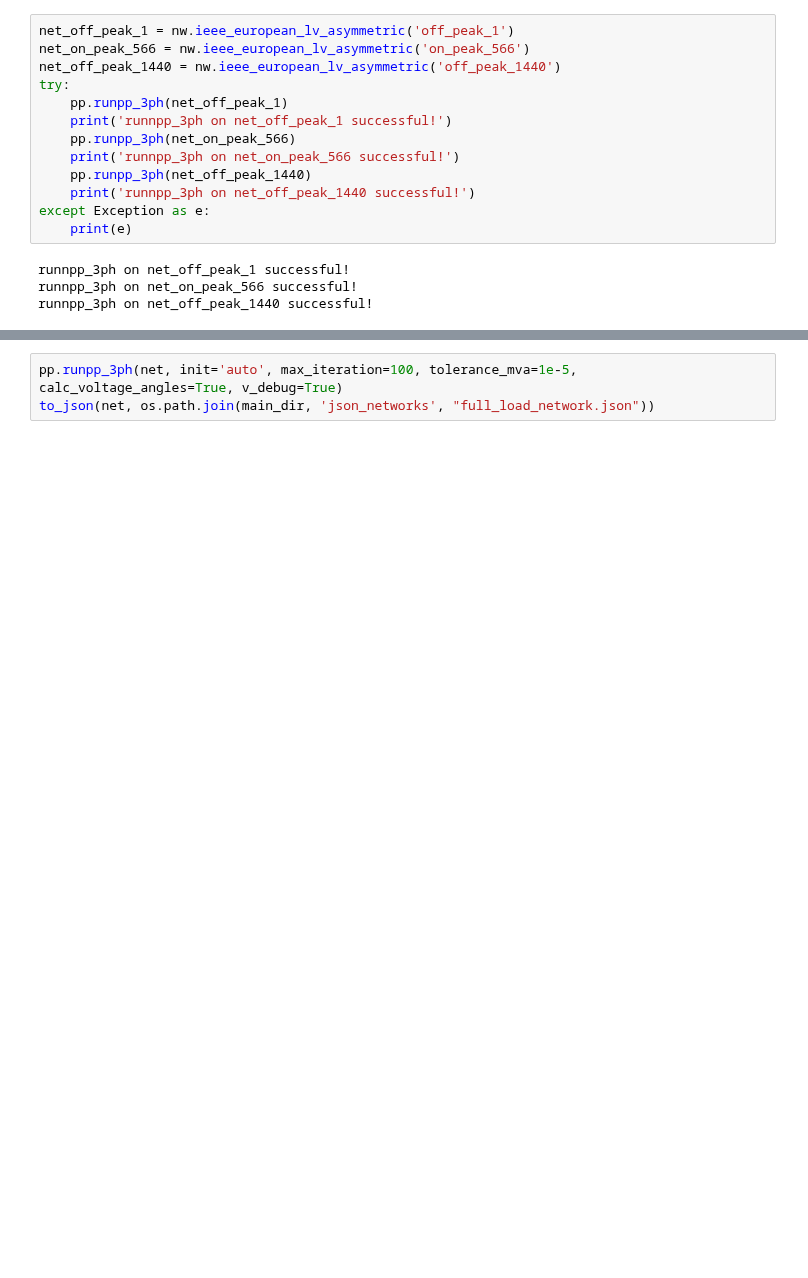
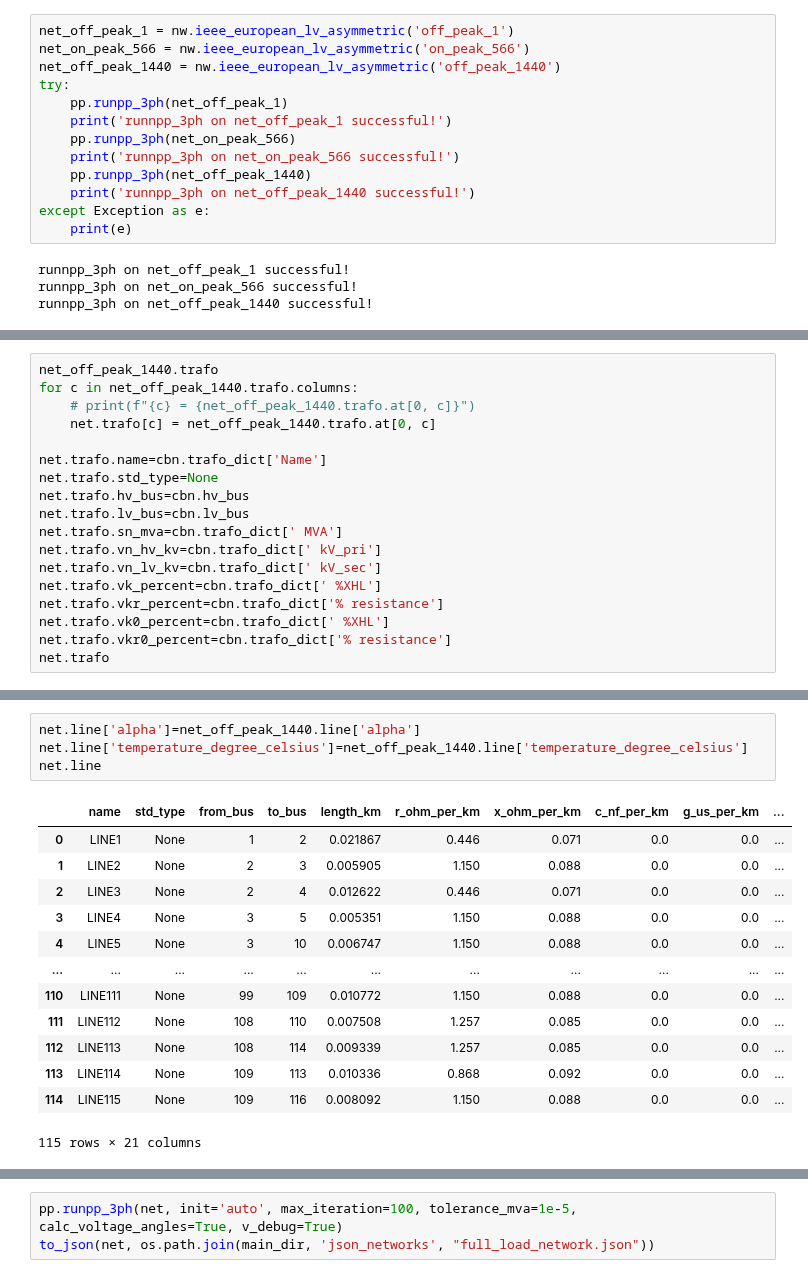
Before and after one commit to antoniovitorvb/IST-thesis-hosting-capacity, a Jupyter notebook: notebooks/906_bus.ipynb, the cells around one changed output, grey strips where cells are left out. Saved outputs shown, nothing was run; the diff lists cells and outputs as text; blank space fills up the shorter version.

Commit message:
fix: copied net_off_peak_1440 parameters to full_load_network.json

```diff
--- a/notebooks/906_bus.ipynb
+++ b/notebooks/906_bus.ipynb
@@ -245,3 +264,21 @@ net.asymmetric_load
 | 52 | LOAD53 | 114 | 0.000000 | 0.000000 | 0.000047 | 1.544815e-08 | 0.000000 | 0.000000e+00 | NaN | 1.0 | ... |
 | 53 | LOAD54 | 115 | 0.000048 | 0.000016 | 0.000000 | 0.000000e+00 | 0.000000 | 0.000000e+00 | NaN | 1.0 | ... |
 | 54 | LOAD55 | 116 | 0.000055 | 0.000018 | 0.000000 | 0.000000e+00 | 0.000000 | 0.000000e+00 | NaN | 1.0 | ... |
+# %%
+net_off_peak_1440.trafo
+for c in net_off_peak_1440.trafo.columns:
+    # print(f"{c} = {net_off_peak_1440.trafo.at[0, c]}")
+    net.trafo[c] = net_off_peak_1440.trafo.at[0, c]
+
+net.trafo.name=cbn.trafo_dict['Name']
+net.trafo.std_type=None
+net.trafo.hv_bus=cbn.hv_bus
+net.trafo.lv_bus=cbn.lv_bus
+net.trafo.sn_mva=cbn.trafo_dict[' MVA']
+net.trafo.vn_hv_kv=cbn.trafo_dict[' kV_pri']
+net.trafo.vn_lv_kv=cbn.trafo_dict[' kV_sec']
+net.trafo.vk_percent=cbn.trafo_dict[' %XHL']
+net.trafo.vkr_percent=cbn.trafo_dict['% resistance']
+net.trafo.vk0_percent=cbn.trafo_dict[' %XHL']
+net.trafo.vkr0_percent=cbn.trafo_dict['% resistance']
+net.trafo
@@ -247,0 +313,18 @@ net.asymmetric_load
+# %%
+net.line['alpha']=net_off_peak_1440.line['alpha']
+net.line['temperature_degree_celsius']=net_off_peak_1440.line['temperature_degree_celsius']
+net.line
+# %% [output]
+|  | name | std_type | from_bus | to_bus | length_km | r_ohm_per_km | x_ohm_per_km | c_nf_per_km | g_us_per_km | ... |
+| 0 | LINE1 | None | 1 | 2 | 0.021867 | 0.446 | 0.071 | 0.0 | 0.0 | ... |
+| 1 | LINE2 | None | 2 | 3 | 0.005905 | 1.150 | 0.088 | 0.0 | 0.0 | ... |
+| 2 | LINE3 | None | 2 | 4 | 0.012622 | 0.446 | 0.071 | 0.0 | 0.0 | ... |
+| 3 | LINE4 | None | 3 | 5 | 0.005351 | 1.150 | 0.088 | 0.0 | 0.0 | ... |
+| 4 | LINE5 | None | 3 | 10 | 0.006747 | 1.150 | 0.088 | 0.0 | 0.0 | ... |
+| ... | ... | ... | ... | ... | ... | ... | ... | ... | ... | ... |
+| 110 | LINE111 | None | 99 | 109 | 0.010772 | 1.150 | 0.088 | 0.0 | 0.0 | ... |
+| 111 | LINE112 | None | 108 | 110 | 0.007508 | 1.257 | 0.085 | 0.0 | 0.0 | ... |
+| 112 | LINE113 | None | 108 | 114 | 0.009339 | 1.257 | 0.085 | 0.0 | 0.0 | ... |
+| 113 | LINE114 | None | 109 | 113 | 0.010336 | 0.868 | 0.092 | 0.0 | 0.0 | ... |
+| 114 | LINE115 | None | 109 | 116 | 0.008092 | 1.150 | 0.088 | 0.0 | 0.0 | ... |
+115 rows × 21 columns
```
Also changed, not shown: parts of 10 cells of this notebook, 5 other files.
